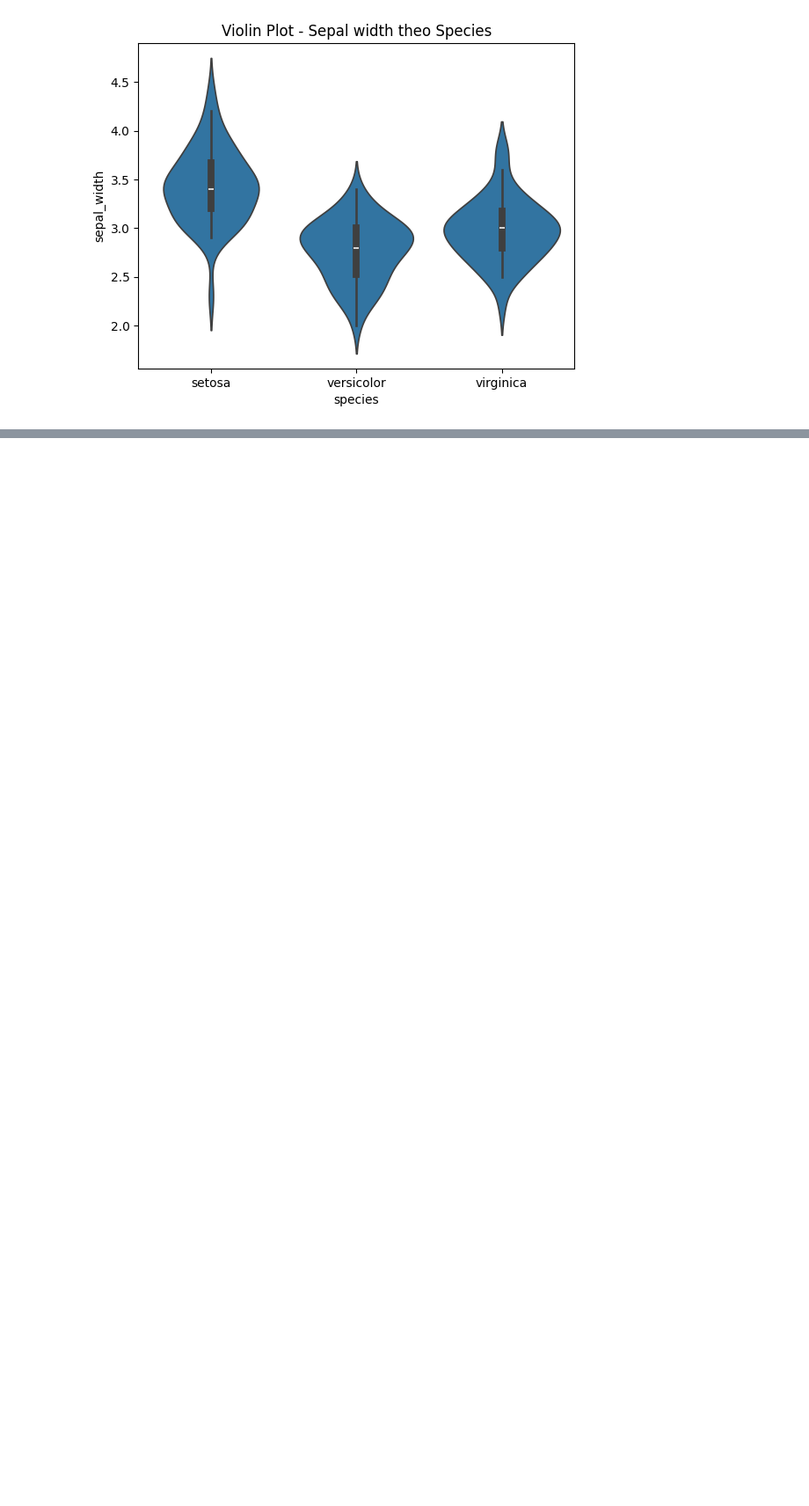
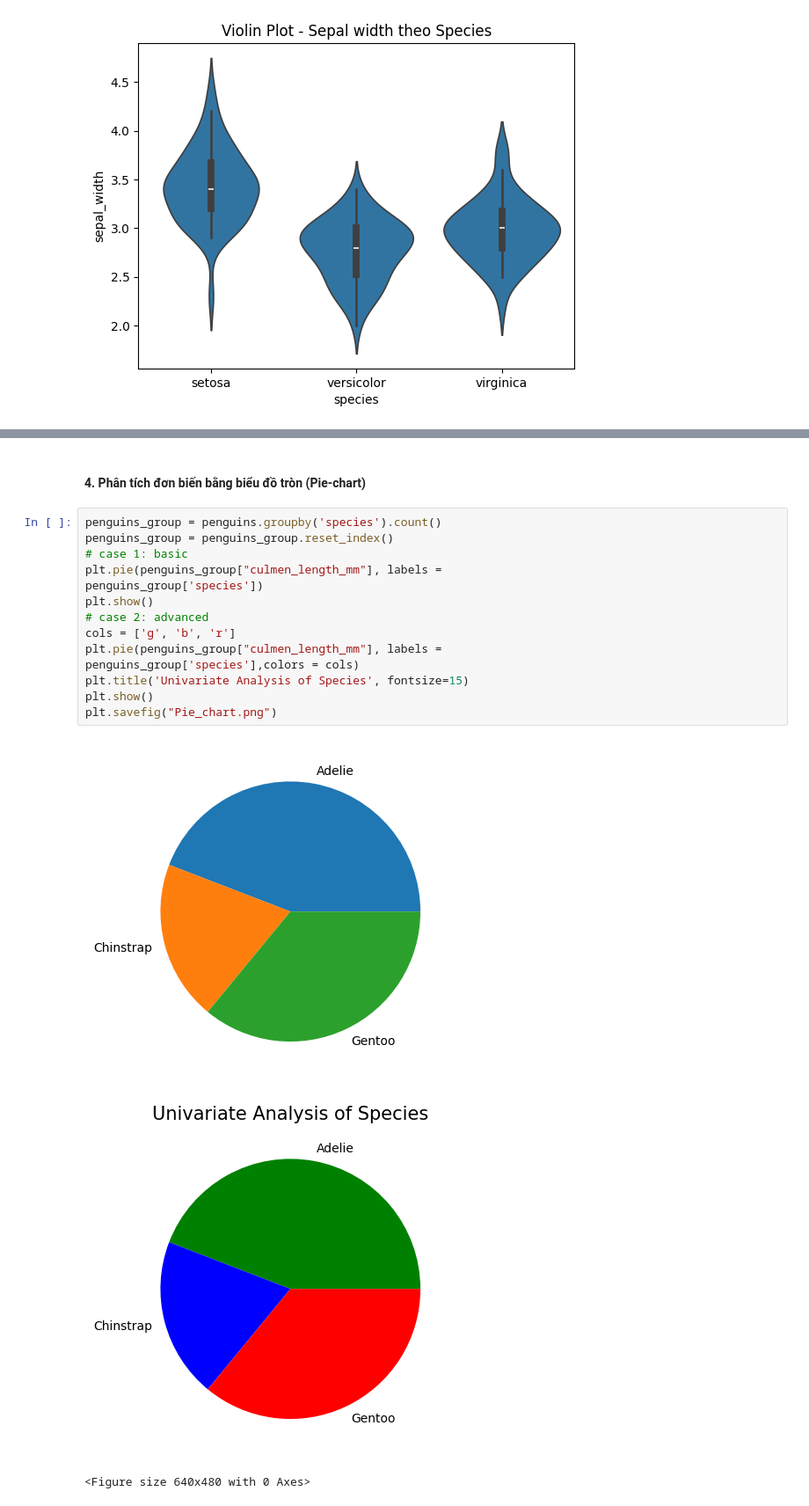
Before and after one commit to chien2734/sgu_data_analyst, a Jupyter notebook: BTL01_EDA/Task_1_3.ipynb, the cells around one changed output, grey strips where cells are left out. Shown at 88% size. Saved outputs shown, nothing was run; the diff lists cells and outputs as text; blank space fills up the shorter version.

```diff
--- a/BTL01_EDA/Task_1_3.ipynb
+++ b/BTL01_EDA/Task_1_3.ipynb
@@ -96,0 +144,20 @@ plt.show()
+# %% [markdown]
+#### 4. Phân tích đơn biến bằng biểu đồ tròn (Pie-chart)
+# %%
+penguins_group = penguins.groupby('species').count()
+penguins_group = penguins_group.reset_index()
+# case 1: basic
+plt.pie(penguins_group["culmen_length_mm"], labels =
+penguins_group['species'])
+plt.show()
+# case 2: advanced
+cols = ['g', 'b', 'r']
+plt.pie(penguins_group["culmen_length_mm"], labels =
+penguins_group['species'],colors = cols)
+plt.title('Univariate Analysis of Species', fontsize=15)
+plt.show()
+plt.savefig("Pie_chart.png")
+# %% [output]
+[figure, added]
+[figure, added]
+<Figure size 640x480 with 0 Axes>
```
Also changed, not shown: parts of 12 cells of this notebook.
